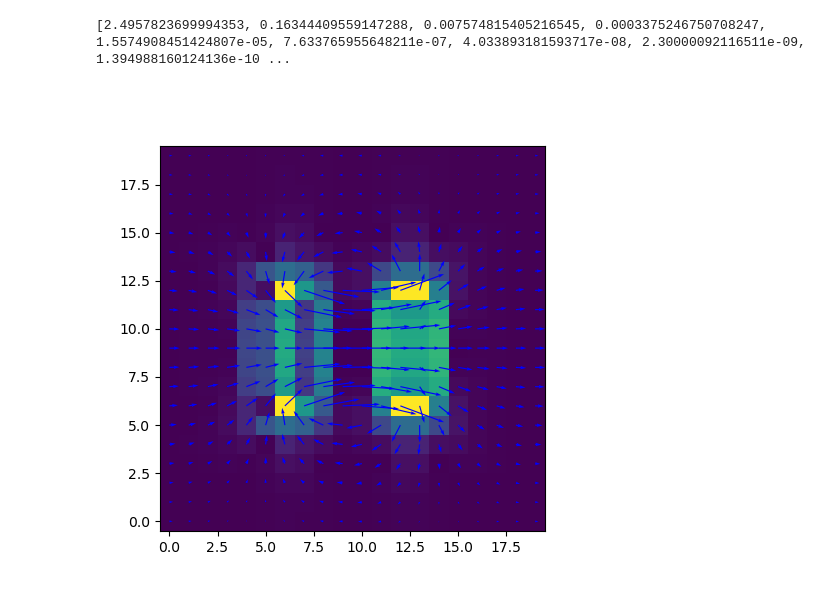
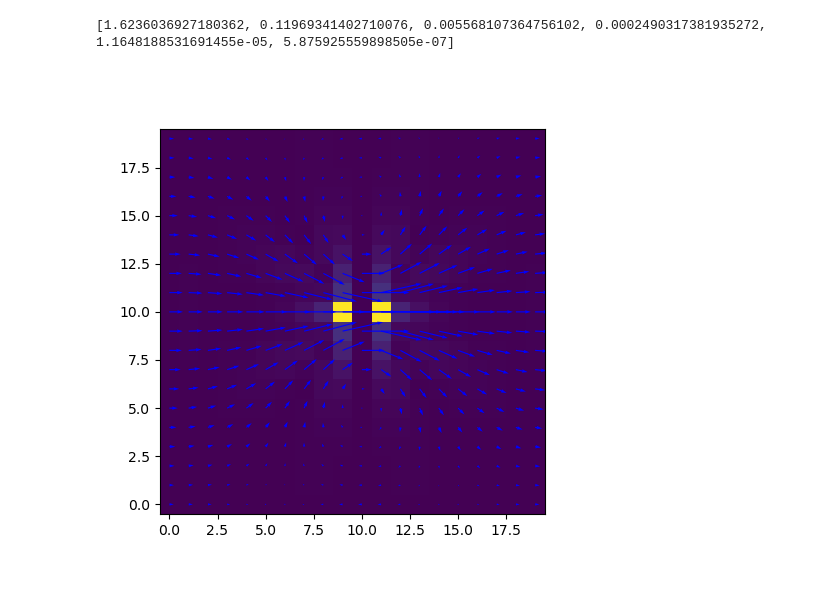
Before and after one commit to vladamakaric/navierstokes, a Jupyter notebook: divergence_problem.ipynb, the cells around one changed output. Drawn from its saved outputs; the diff is of its cells as text; code cells hidden in the pictures.

Commit message:
Non convergence problem when constraints overlap
When cells with non-zero divergence are near
boundary cells, that creates a linear system which
doesn't converge to tolerance (residual is large).

```diff
--- a/divergence_problem.ipynb
+++ b/divergence_problem.ipynb
@@ -1,39 +1,50 @@
 # %%
 # Divergence is not equal zero after the projection step.
 %matplotlib widget
 import matplotlib.pyplot as plt
 import importlib
 import navier_stokes
 importlib.reload(navier_stokes)
 import numpy as np
 
 height = 20
 width = 20
-grid = np.zeros(shape=(height,width))
+# s,e =int(height / 3), int(height * (2 / 3))
+cells = navier_stokes.cells(np.zeros(shape=(height,width)))
+vf = np.zeros(cells.shape + (2,))
 
-simulator = navier_stokes.Simulator(grid)
-cells = simulator.cells
-s,e =int(cells.shape[0] / 3), int(cells.shape[0] * (2 / 3))
+# Circular force field, still has divergence problem.
+center = np.array([10,10])
+for j,i in np.ndindex(cells.shape):
+    invec = np.array([i,j])
+    dist = np.linalg.norm(center - invec)
+    vf[j][i] = [2*np.exp(-dist/2), 0]
 
+# vf[s : e, s:e] = [0.8, 0]
 # Problem persists even if the force field gradually tapers off.
-# simulator.force_field[s-4 : e+4, s-4:e+4] = [0.2, 0]
-# simulator.force_field[s-3 : e+3, s-3:e+3] = [0.4, 0]
-# simulator.force_field[s-2 : e+2, s-2:e+2] = [0.6, 0]
-# simulator.force_field[s-1 : e+1, s-1:e+1] = [0.8, 0]
-simulator.force_field[s:e,s:e] = [1, 0]
-vf = simulator.step(dt=1)
+# vf[s-4 : e+4, s-4:e+4] = [0.2, 0]
+# vf[s-3 : e+3, s-3:e+3] = [0.4, 0]
+# vf[s-2 : e+2, s-2:e+2] = [0.6, 0]
+# vf[s-1 : e+1, s-1:e+1] = [0.8, 0]
+# vf[s:e,s:e] = [1, 0]
+
+hd = navier_stokes.HelmholtzDecomposition(cells)
+
+residuals = []
+vf, _ = hd.solenoidalPart(vf, residuals)
+print(residuals)
 divfield = np.zeros(cells.shape)
-for fc in simulator.cells.flat:
+for fc in cells.flat:
     xdiff = (vf[fc.right.index][0] - vf[fc.left.index][0]) / 2
     ydiff = (vf[fc.up.index][1] - vf[fc.down.index][1]) / 2
     divergence = xdiff + ydiff
     divfield[fc.index] = np.abs(divergence)
 
 X, Y = np.meshgrid(np.arange(width), np.arange(height))
 fig, ax = plt.subplots(figsize=(5, 5))
 ax.quiver(X, Y, vf[:, :, 0], vf[:, :, 1], color="b")
 plt.imshow(divfield, interpolation='none', origin='lower')
 plt.show()
 # %% [output]
-[2.4957823699994353, 0.16344409559147288, 0.007574815405216545, 0.0003375246750708247, 1.5574908451424807e-05, 7.633765955648211e-07, 4.033893181593717e-08, 2.30000092116511e-09, 1.394988160124136e-10 ...
+[1.6236036927180362, 0.11969341402710076, 0.005568107364756102, 0.0002490317381935272, 1.1648188531691455e-05, 5.875925559898505e-07]
-[figure, old version]
+[figure, new version]
```
Also changed, not shown: 11 other files.
